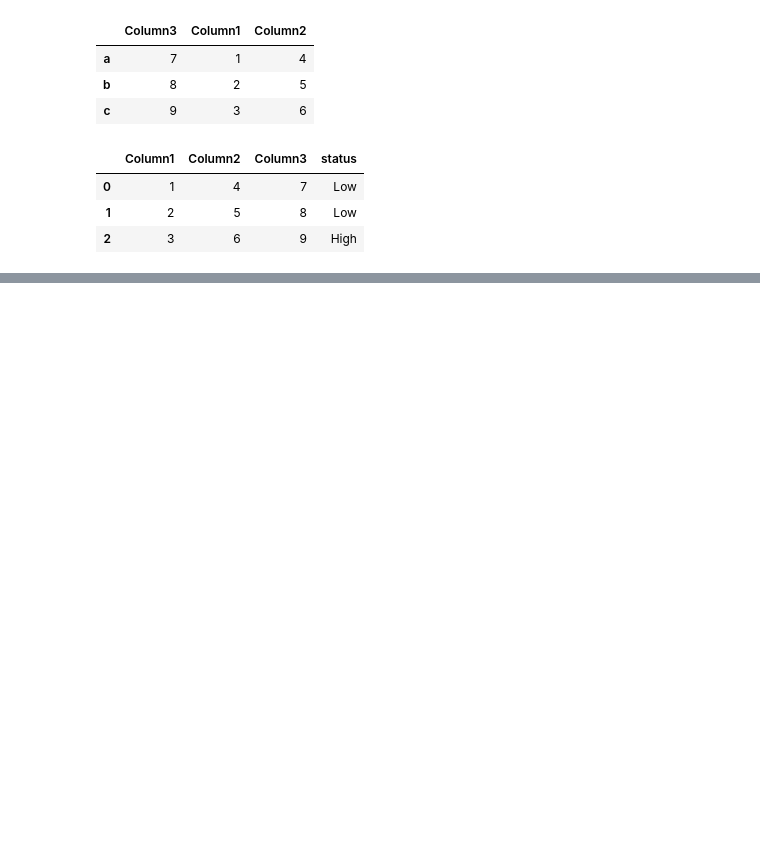
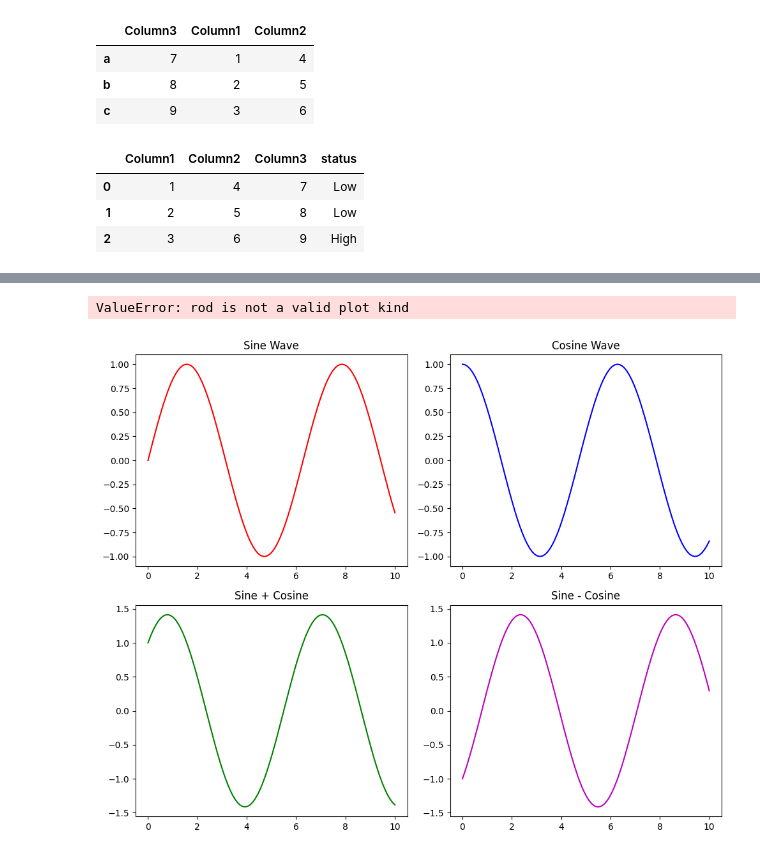
Before and after one commit to MultiTasking2011/gradeBook_Pandas, a Jupyter notebook: main.ipynb, the cells around one changed output, grey strips where cells are left out. Drawn from its saved outputs; the diff is of its cells as text; code cells hidden in the pictures; blank space fills up the shorter version.

```diff
--- a/main.ipynb
+++ b/main.ipynb
@@ -184,0 +236,39 @@ df
+# %%
+import matplotlib.pyplot as plt
+
+df = pd.DataFrame({
+    'A': [1,1.5,3,4],
+    'B' : [10,30,15,40]
+})
+
+
+df.plot(kind='', x='A', y='B')
+plt.show()
+# %% [output]
+ValueError: rod is not a valid plot kind
+# %%
+import numpy as np
+
+x = np.linspace(0,10,100)
+y1 = np.sin(x)
+y2 = np.cos(x)
+
+# subplots
+fig, axs = plt.subplots(2,2, figsize=(10,8))
+
+axs[0, 0].plot(x, y1, 'r')
+axs[0, 0].set_title('Sine Wave')
+
+axs[0, 1].plot(x, y2, 'b')
+axs[0, 1].set_title('Cosine Wave')
+
+axs[1, 0].plot(x, y1 + y2, 'g')
+axs[1, 0].set_title('Sine + Cosine')
+
+axs[1, 1].plot(x, y1 - y2, 'm')
+axs[1, 1].set_title('Sine - Cosine')
+
+plt.tight_layout()
+plt.show()
+# %% [output]
+[figure, added]
```
Also changed, not shown: parts of 5 cells of this notebook.
